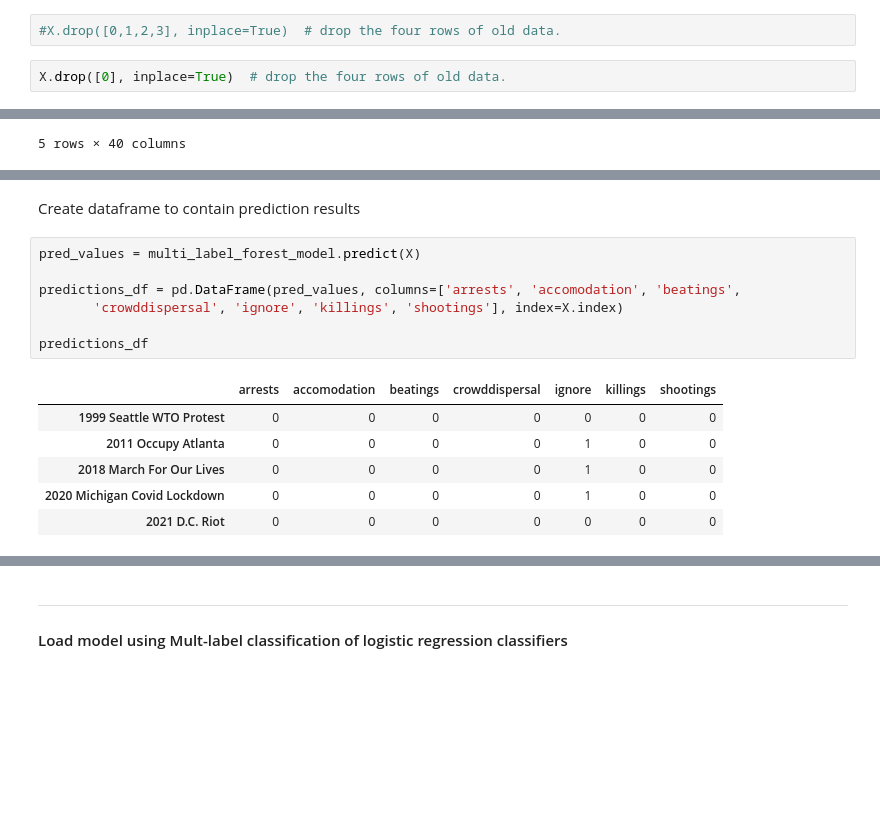
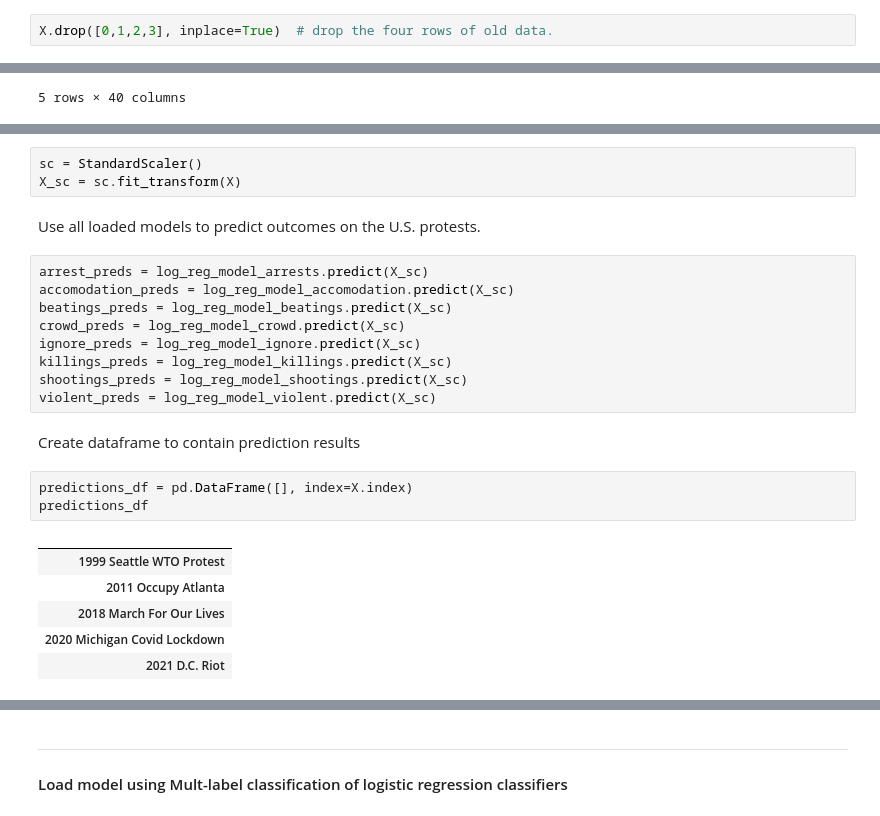
Before and after one commit to EmFib/Mass-Protests, a Jupyter notebook: users/single_label_predictions.ipynb, the cells around one changed output, grey strips where cells are left out. Saved outputs shown, nothing was run; the diff lists cells and outputs as text; blank space fills up the shorter version.

Commit message:
Scaled US data

```diff
--- a/users/single_label_predictions.ipynb
+++ b/users/single_label_predictions.ipynb
@@ -52,9 +68,7 @@ array([1, 1, 1], dtype=int64)
 # %% [markdown]
 First, delete all rows from X that were the four rows of test data.
 # %%
-#X.drop([0,1,2,3], inplace=True)  # drop the four rows of old data.
+X.drop([0,1,2,3], inplace=True)  # drop the four rows of old data.
-# %%
-X.drop([0], inplace=True)  # drop the four rows of old data.
 # %% [markdown]
 ### Create input records for a few protests in the United States.
 
@@ -377,16 +393,26 @@ X
+# %%
+sc = StandardScaler()
+X_sc = sc.fit_transform(X)
+# %% [markdown]
+Use all loaded models to predict outcomes on the U.S. protests.
+# %%
+arrest_preds = log_reg_model_arrests.predict(X_sc)
+accomodation_preds = log_reg_model_accomodation.predict(X_sc)
+beatings_preds = log_reg_model_beatings.predict(X_sc)
+crowd_preds = log_reg_model_crowd.predict(X_sc)
+ignore_preds = log_reg_model_ignore.predict(X_sc)
+killings_preds = log_reg_model_killings.predict(X_sc)
+shootings_preds = log_reg_model_shootings.predict(X_sc)
+violent_preds = log_reg_model_violent.predict(X_sc)
 # %% [markdown]
 Create dataframe to contain prediction results
-# %%
-pred_values = multi_label_forest_model.predict(X)
-
-predictions_df = pd.DataFrame(pred_values, columns=['arrests', 'accomodation', 'beatings',
-       'crowddispersal', 'ignore', 'killings', 'shootings'], index=X.index)
-
-predictions_df
-# %% [output]
-|  | arrests | accomodation | beatings | crowddispersal | ignore | killings | shootings |
-| 1999 Seattle WTO Protest | 0 | 0 | 0 | 0 | 0 | 0 | 0 |
-| 2011 Occupy Atlanta | 0 | 0 | 0 | 0 | 1 | 0 | 0 |
-| 2018 March For Our Lives | 0 | 0 | 0 | 0 | 1 | 0 | 0 |
-| 2020 Michigan Covid Lockdown | 0 | 0 | 0 | 0 | 1 | 0 | 0 |
-| 2021 D.C. Riot | 0 | 0 | 0 | 0 | 0 | 0 | 0 |
+# %%
+predictions_df = pd.DataFrame([], index=X.index)
+predictions_df
+# %% [output]
+|  |
+| 1999 Seattle WTO Protest |
+| 2011 Occupy Atlanta |
+| 2018 March For Our Lives |
+| 2020 Michigan Covid Lockdown |
+| 2021 D.C. Riot |
```
Also changed, not shown: parts of 9 cells of this notebook.
